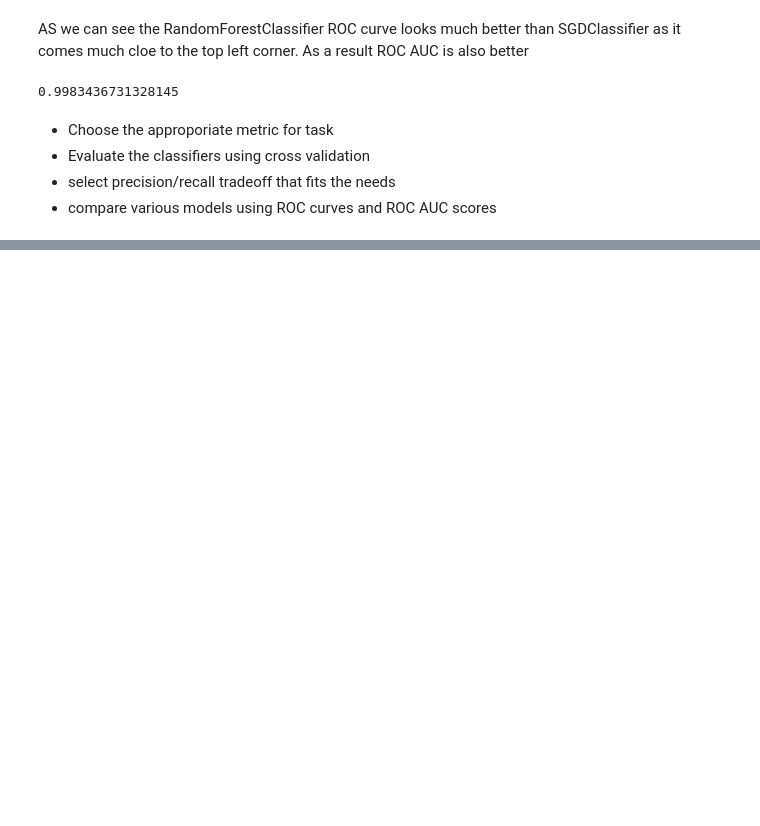
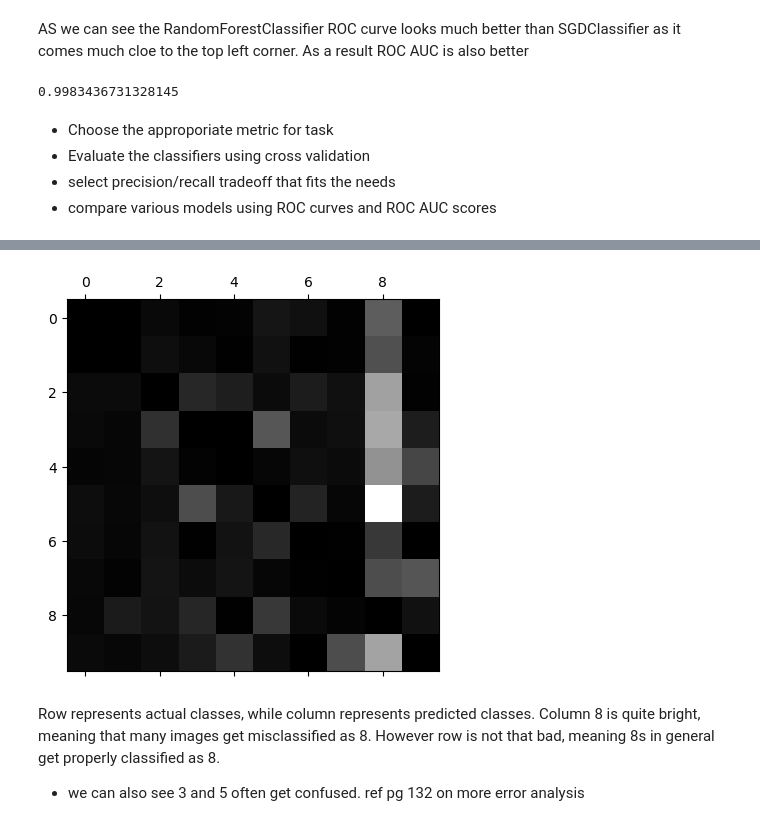
Before and after one commit to ujjawalsingh10/Handwritten-Digits-Recognition, a Jupyter notebook: Classification on MNIST.ipynb, the cells around one changed output, grey strips where cells are left out. Saved outputs shown, nothing was run; the diff lists cells and outputs as text; code cells hidden in the pictures; blank space fills up the shorter version.

```diff
--- a/Classification on MNIST.ipynb
+++ b/Classification on MNIST.ipynb
@@ -305,0 +401,15 @@ roc_auc_score(y_train_5, y_scores_forest)
+# %%
+row_sums = conf_mx.sum(axis = 1, keepdims=True)
+norm_conf_mx = conf_mx / row_sums
+# %%
+### Now lets fill the diagonal with zeros to keep only the errors and lets plot the result
+np.fill_diagonal(norm_conf_mx, 0)
+plt.matshow(norm_conf_mx, cmap = plt.cm.gray)
+plt.show()
+# %% [output]
+[figure, added]
+# %% [markdown]
+Row represents actual classes, while column represents predicted classes.
+Column 8 is quite bright, meaning that many images get misclassified as 8.
+However row is not that bad, meaning 8s in general get properly classified as 8.
+- we can also see 3 and 5 often get confused. ref pg 132 on more error analysis
```
Also changed, not shown: parts of 44 cells of this notebook.
